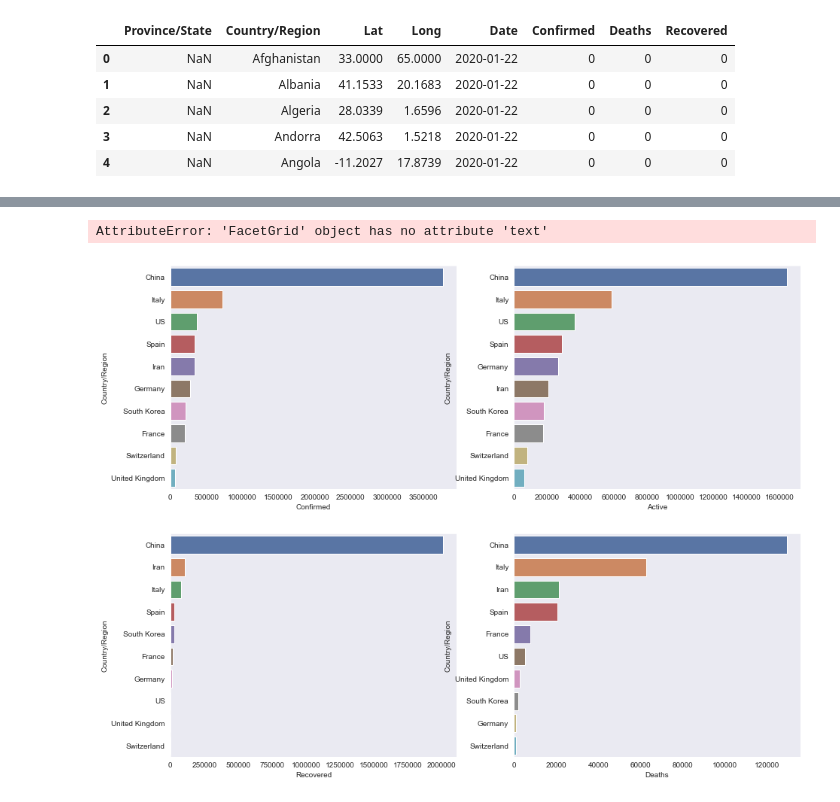
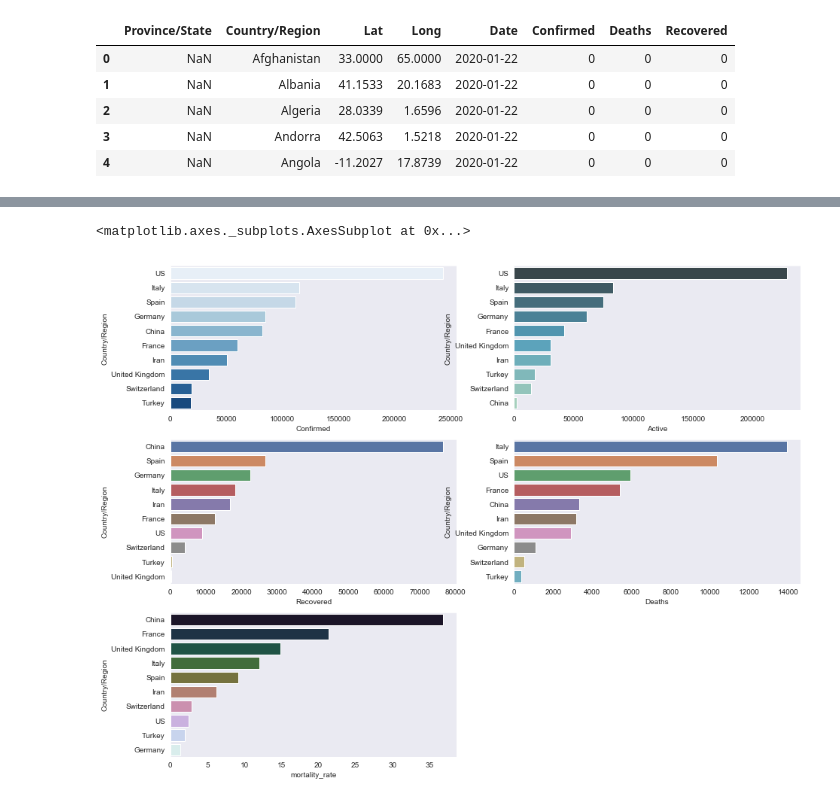
Before and after one commit to palashmoon/covid19, a Jupyter notebook: covid19.ipynb, the cells around one changed output, grey strips where cells are left out. Cells and saved outputs as stored; diff of their text form; code cells hidden in the pictures.

```diff
--- a/covid19.ipynb
+++ b/covid19.ipynb
@@ -80,3 +81,6 @@ df['Province/State'] = df['Province/State'].fillna('missing')
 
 #2.  Active cases
 df['Active'] = df['Confirmed'] - df['Deaths'] - df['Recovered']
+# %%
+df1 = df[df['Date'] == max(df['Date'])].reset_index()
+df1.head()
@@ -139,0 +151,4 @@ for i in cases:
+# %%
+df1['mortality_rate'] = round(df1['Deaths'] / df1['Confirmed']*100 , 2)
+df1['mortality_rate'].fillna(0 , inplace = True)
+df1.head()
@@ -140,33 +162,34 @@ for i in cases:
 # %%
 # top 10 Countries based of categories
 sns.set_style('dark')
-data = df.groupby('Country/Region')['Confirmed','Active','Recovered','Deaths'].sum().reset_index()
+data = df1.groupby('Country/Region')['Confirmed','Active','Recovered','Deaths' , 'mortality_rate'].sum().reset_index()
 data
 cases = ['Confirmed','Active','Recovered','Deaths']
 
 plt.figure(figsize=(15,12))
-ax1 = plt.subplot(2,2,1)
-ax2 = plt.subplot(2,2,2)
-ax3 = plt.subplot(2,2,3)
-ax4 = plt.subplot(2,2,4)
+ax1 = plt.subplot(3,2,1)
+ax2 = plt.subplot(3,2,2)
+ax3 = plt.subplot(3,2,3)
+ax4 = plt.subplot(3,2,4)
+ax5 = plt.subplot(3,2,5)
 #cornfirmed
 
 data = data.sort_values('Confirmed', ascending=False).head(10)
-sns.barplot(data = data , x = 'Confirmed' , y = 'Country/Region' , palette='deep' , ax = ax1)
+sns.barplot(data = data , x = 'Confirmed' , y = 'Country/Region' , palette='Blues' , ax = ax1)
 
 #Active
 #plt.figure(figsize=(20,20))
 data = data.sort_values('Active', ascending=False).head(10)
-sns.barplot(data = data , x = 'Active' , y = 'Country/Region' , palette='deep' , ax = ax2)
+sns.barplot(data = data , x = 'Active' , y = 'Country/Region' , palette='GnBu_d' , ax = ax2)
 
 data = data.sort_values('Recovered', ascending=False).head(10)
 sns.barplot(data = data , x = 'Recovered' , y = 'Country/Region' , palette='deep' , ax = ax3)
 
 data = data.sort_values('Deaths', ascending=False).head(10)
 sns.barplot(data = data , x = 'Deaths' , y = 'Country/Region' , palette='deep' , ax = ax4)
 
-for index , row in data.iterrows():
-    g.text(row.Active, round(row.Active,2), color='black', ha="center")
+data = data.sort_values('mortality_rate' , ascending=False).head(10)
+sns.barplot(data = data , x = 'mortality_rate' , y = 'Country/Region' , palette='cubehelix' , ax = ax5)
 # %% [output]
-AttributeError: 'FacetGrid' object has no attribute 'text'
+<matplotlib.axes._subplots.AxesSubplot at 0x...>
-[figure, old version]
+[figure, new version]
```
Also changed, not shown: parts of 16 cells of this notebook.
